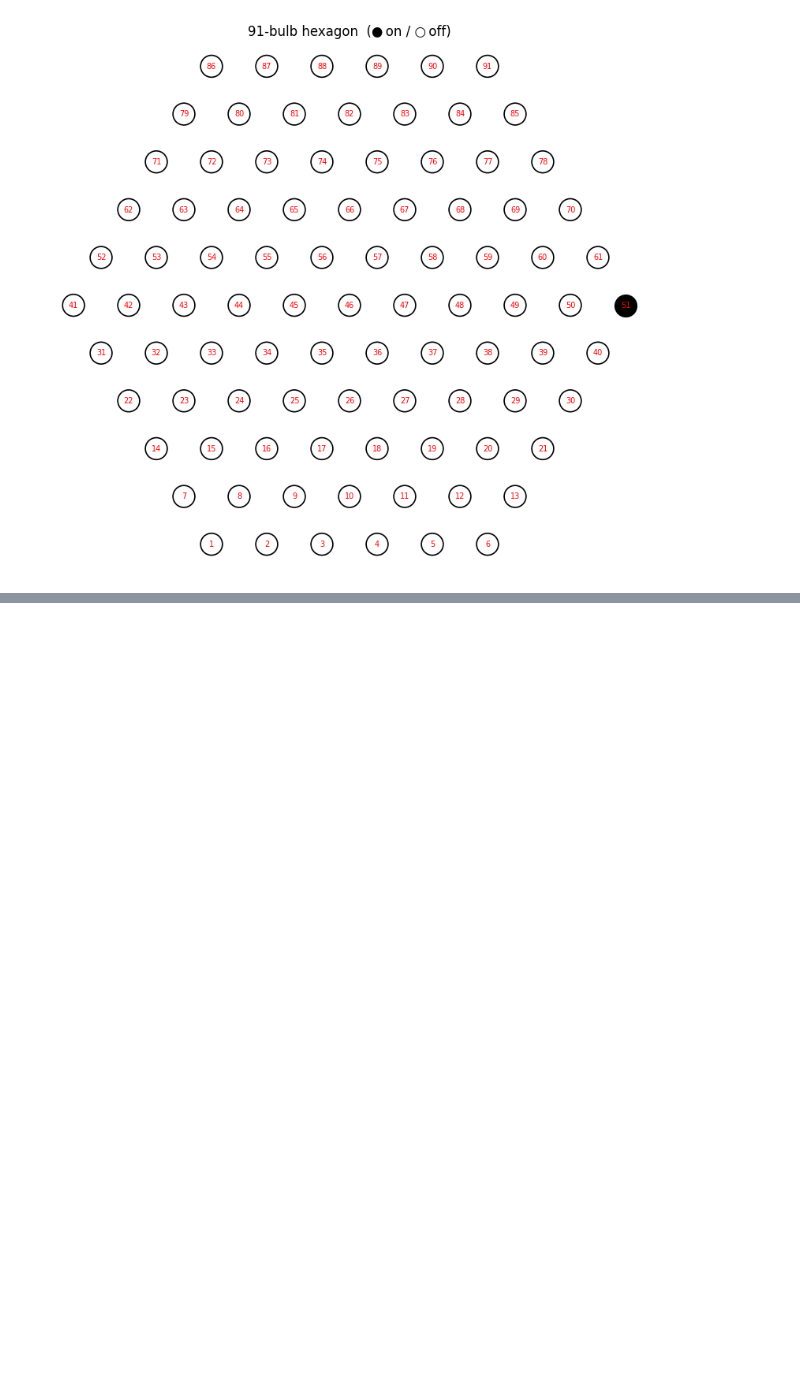
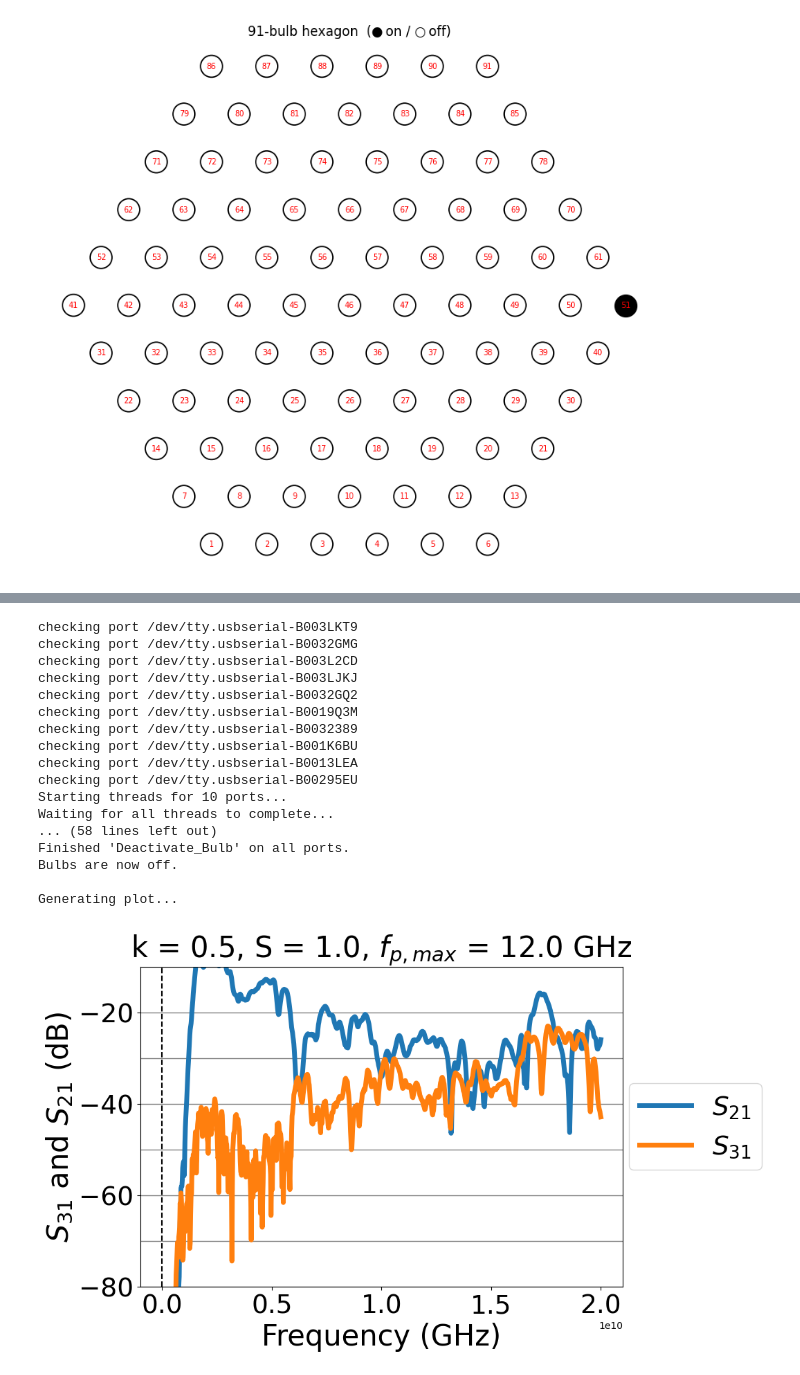
Before and after one commit to Strongly-Coupled-Systems-Lab/PMM, a Jupyter notebook: scripts/debug_copy2.ipynb, the cells around one changed output, grey strips where cells are left out. Saved outputs shown, nothing was run; the diff lists cells and outputs as text; code cells hidden in the pictures; blank space fills up the shorter version.

```diff
--- a/scripts/debug_copy2.ipynb
+++ b/scripts/debug_copy2.ipynb
@@ -636,0 +669,79 @@ error: (6, 'Device not configured')
+# %%
+# See initial parameters for the optimization (manual start)
+
+import numpy as np
+from PMM.PMMInSitu import PMMInSitu
+import time
+
+# 1. Initialize the PMMInSitu class instance
+PMM = PMMInSitu('../confs/conf_test.yaml')
+
+# 2. Define the initial_rho array you want to test
+initial_rho = np.zeros(91)
+on_value = 19.0
+bulbs_to_turn_on = [41, 52, 62, 71, 79, 86, 1, 2, 3, 4, 5, 6, 9, 10, 11, 12, 13, 18, 19, 20, 21, 27, 28, 29, 30, 37, 38, 39, 40, 48, 49, 50, 51, 59, 60, 61, 68, 69, 70, 77, 78, 84, 85, 91]
+for bulb_address in bulbs_to_turn_on:
+    initial_rho[bulb_address - 1] = on_value
+print(f"Using manual initial_rho with bulbs ON: {bulbs_to_turn_on}")
+
+# 3. Define the core settings needed for the functions
+max_plasma_freq_GHz = 12.0
+operating_freq_GHz = 6.0
+knob = 0.5
+scale = 1.0
+
+try:
+    # 4. Activate the array with your rho configuration
+    print("\nActivating array...")
+    PMM.ArraySet_Rho(
+        rho=initial_rho,
+        wp_max=max_plasma_freq_GHz,
+        knob=knob,
+        scale=scale
+    )
+
+    # Let the plasma stabilize for a moment
+    time.sleep(1)
+
+    # 5. Get the S-parameter data from the VNA
+    print("Getting VNA measurement...")
+    freq, S21, S31 = PMM.Get_S21_S31()
+    print("Measurement complete.")
+
+finally:
+    # 6. CRITICAL: Deactivate all bulbs
+    print("Deactivating all bulbs...")
+    PMM.Deactivate_Bulb('all')
+    print("Bulbs are now off.")
+
+# 7. Generate and display the graph of the measurement
+print("\nGenerating plot...")
+PMM.Trans_Plot_2Port(
+    savepath='./initial_rho_test_plot.pdf', # File will be saved here
+    freq=freq,
+    S21=S21,
+    S31=S31,
+    fpm=max_plasma_freq_GHz,
+    k=knob,
+    S=scale,
+    f=[operating_freq_GHz] # Draws a line at your target frequency
+)
+# %% [output]
+checking port /dev/tty.usbserial-B003LKT9
+checking port /dev/tty.usbserial-B0032GMG
+checking port /dev/tty.usbserial-B003L2CD
+checking port /dev/tty.usbserial-B003LJKJ
+checking port /dev/tty.usbserial-B0032GQ2
+checking port /dev/tty.usbserial-B0019Q3M
+checking port /dev/tty.usbserial-B0032389
+checking port /dev/tty.usbserial-B001K6BU
+checking port /dev/tty.usbserial-B0013LEA
+checking port /dev/tty.usbserial-B00295EU
+Starting threads for 10 ports...
+Waiting for all threads to complete...
+... (58 lines left out)
+Finished 'Deactivate_Bulb' on all ports.
+Bulbs are now off.
+
+Generating plot...
+[figure, added]
```
Also changed, not shown: parts of 5 cells of this notebook, 14 other files.
